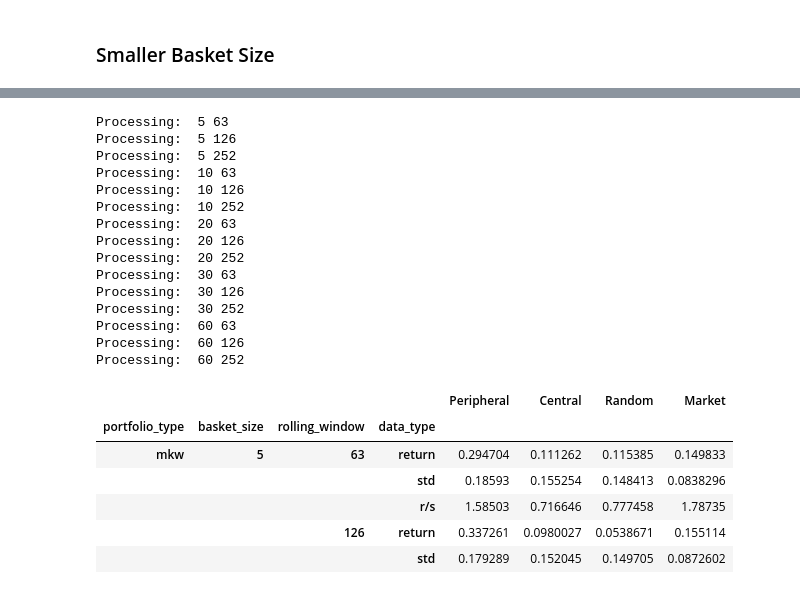
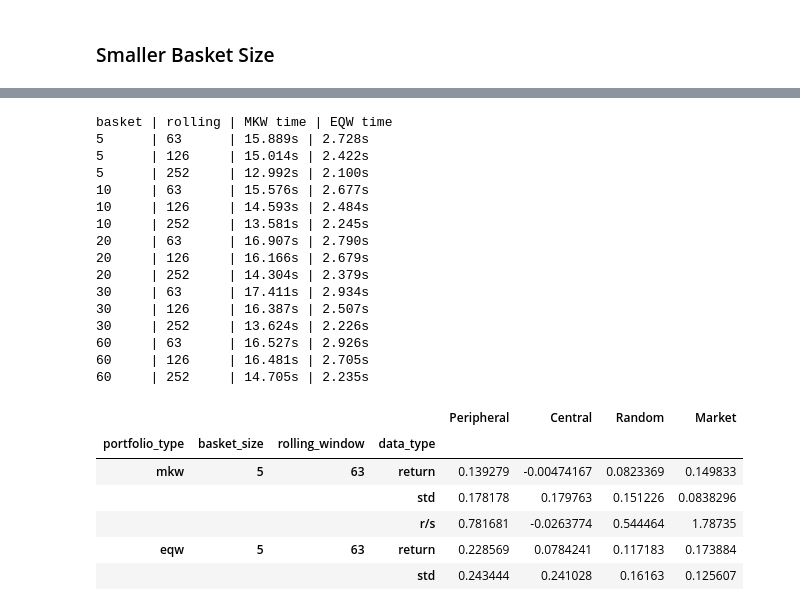
Before and after one commit to jw6602/GC-Project, a Jupyter notebook: backtest.ipynb, the cells around one changed output, grey strips where cells are left out. Saved outputs shown, nothing was run; the diff lists cells and outputs as text; code cells hidden in the pictures.

```diff
--- a/backtest.ipynb
+++ b/backtest.ipynb
@@ -53,8 +54,8 @@ plt.show()
 [figure]
 # %%
 # XY centrality ranking; computed in the previous workbook
-#XY_rankings = pd.read_csv("data/XY_rankings.csv", index_col='Date', parse_dates=True)
-XY_rankings = pd.read_csv("data/XY_rankings_126.csv", index_col='Date', parse_dates=True)
+XY_rankings = pd.read_csv("data/XY_rankings.csv", index_col='Date', parse_dates=True)
+#XY_rankings = pd.read_csv("data/XY_rankings_126.csv", index_col='Date', parse_dates=True)
 print(XY_rankings.info())
 
 # quarterly rebalanced XY ranking
@@ -387,2 +426,11 @@ Random        0.991382
 Market        1.304126
 dtype: float64
+# %%
+eqw_XS_returns = eqw_back_results.add(-SnP_returns, axis=0).dropna()
+
+print('Mean excess returns')
+print(eqw_XS_returns.mean()*252)
+print('\nTracking error:')
+print(eqw_XS_returns.std() * np.sqrt(252))
+print('\nInformation ratio:')
+print(eqw_XS_returns.mean()/eqw_XS_returns.std() * np.sqrt(252))
@@ -457,43 +571,57 @@ Run the portfolio generators on different specifications of rolling window/baske
 # %%
 #basket_freqs    = [63]
 #rebalance_freqs = [1]
 basket_sizes    = [5, 10, 20, 30, 60]
 rolling_windows = [63, 126, 252]
 
 add_cols = ['portfolio_type', 'basket_size', 'rolling_window', 'data_type']
 results_table = pd.DataFrame(columns = portfolio_names + add_cols,).set_index(add_cols)
 
+print('basket | rolling | MKW time | EQW time')
+print('----------------------------------------')
 for basket_size, rolling_window in product(basket_sizes, rolling_windows):
-    print('Processing: basket size ', basket_size, ', rolling window ', rolling_window)
+    #print('Processing: basket size ', basket_size, ', rolling window ', rolling_window)
+
+    timestamp = time()
     backtester = Backtester(basket_size, 63, 1, rolling_window, XY_rankings)
     mkw_back_results = backtester.backtest_markowitz_weight(log_returns_df, verbose=False)
     results_table.loc[('mkw', basket_size, rolling_window, 'return'), :] = mkw_back_results.mean()*252
     results_table.loc[('mkw', basket_size, rolling_window, 'std'), :] = mkw_back_results.std() * np.sqrt(252)
     results_table.loc[('mkw', basket_size, rolling_window, 'r/s'), :] = mkw_back_results.mean()/mkw_back_results.std() * np.sqrt(252)
+    mkwtime = time() - timestamp
 
-    # also need to do eqweight!
+    timestamp = time()
+    eqw_back_results = backtester.backtest_equal_weight(log_returns_df, verbose=False)
+    results_table.loc[('eqw', basket_size, rolling_window, 'return'), :] = eqw_back_results.mean()*252
+    results_table.loc[('eqw', basket_size, rolling_window, 'std'), :] = eqw_back_results.std() * np.sqrt(252)
+    results_table.loc[('eqw', basket_size, rolling_window, 'r/s'), :] = eqw_back_results.mean()/eqw_back_results.std() * np.sqrt(252)
+    eqwtime = time() - timestamp
 
+    print('%-6d | %-7d | %-5.3fs | %-5.3fs'%(basket_size, rolling_window, mkwtime, eqwtime))
+
+results_table.columns.name = 'port type'
 results_table.head()
 # %% [output]
-Processing:  5 63
-Processing:  5 126
-Processing:  5 252
-Processing:  10 63
-Processing:  10 126
-Processing:  10 252
-Processing:  20 63
-Processing:  20 126
-Processing:  20 252
-Processing:  30 63
-Processing:  30 126
-Processing:  30 252
-Processing:  60 63
-Processing:  60 126
-Processing:  60 252
+basket | rolling | MKW time | EQW time
+5      | 63      | 15.889s | 2.728s
+5      | 126     | 15.014s | 2.422s
+5      | 252     | 12.992s | 2.100s
+10     | 63      | 15.576s | 2.677s
+10     | 126     | 14.593s | 2.484s
+10     | 252     | 13.581s | 2.245s
+20     | 63      | 16.907s | 2.790s
+20     | 126     | 16.166s | 2.679s
+20     | 252     | 14.304s | 2.379s
+30     | 63      | 17.411s | 2.934s
+30     | 126     | 16.387s | 2.507s
+30     | 252     | 13.624s | 2.226s
+60     | 63      | 16.527s | 2.926s
+60     | 126     | 16.481s | 2.705s
+60     | 252     | 14.705s | 2.235s
 |  |  |  |  | Peripheral | Central | Random | Market |
 | portfolio_type | basket_size | rolling_window | data_type |  |  |  |  |
-| mkw | 5 | 63 | return | 0.294704 | 0.111262 | 0.115385 | 0.149833 |
-|  |  |  | std | 0.18593 | 0.155254 | 0.148413 | 0.0838296 |
-|  |  |  | r/s | 1.58503 | 0.716646 | 0.777458 | 1.78735 |
-|  |  | 126 | return | 0.337261 | 0.0980027 | 0.0538671 | 0.155114 |
-|  |  |  | std | 0.179289 | 0.152045 | 0.149705 | 0.0872602 |
+| mkw | 5 | 63 | return | 0.139279 | -0.00474167 | 0.0823369 | 0.149833 |
+|  |  |  | std | 0.178178 | 0.179763 | 0.151226 | 0.0838296 |
+|  |  |  | r/s | 0.781681 | -0.0263774 | 0.544464 | 1.78735 |
+| eqw | 5 | 63 | return | 0.228569 | 0.0784241 | 0.117183 | 0.173884 |
+|  |  |  | std | 0.243444 | 0.241028 | 0.16163 | 0.125607 |
```
Also changed, not shown: parts of 33 cells of this notebook.
